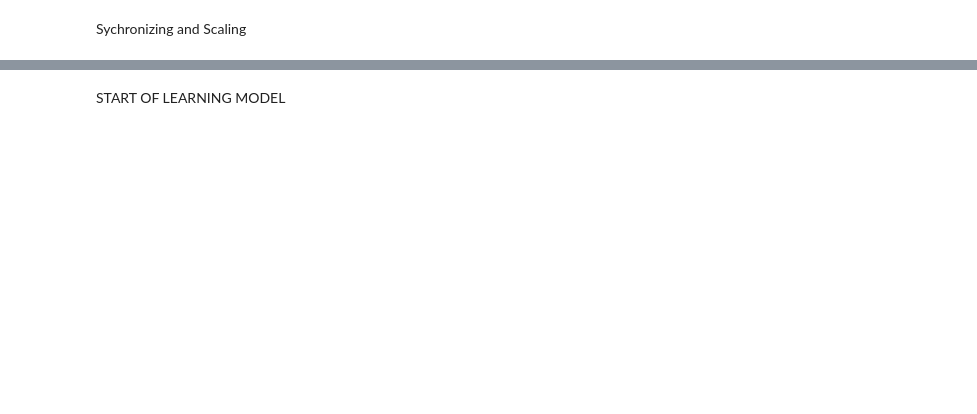
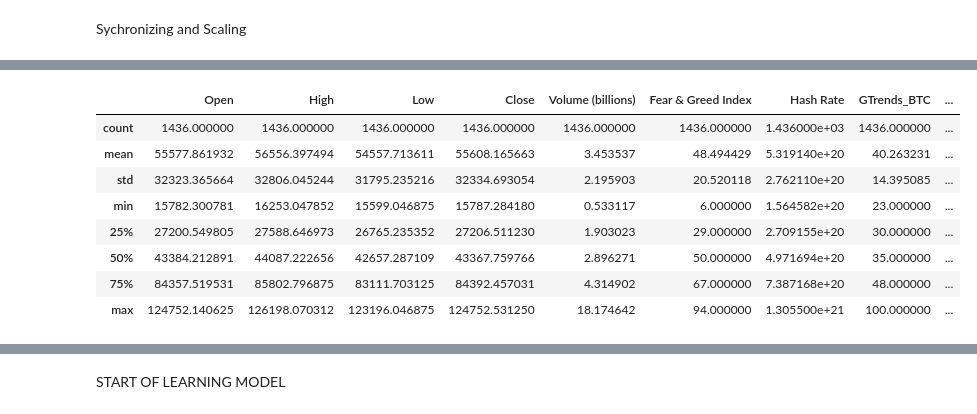
Before and after one commit to Kebinging/DSC101, a Jupyter notebook: BTCnETH Data Collection.ipynb, the cells around one changed output, grey strips where cells are left out. Saved outputs shown, nothing was run; the diff lists cells and outputs as text; code cells hidden in the pictures; blank space fills up the shorter version.

```diff
--- a/BTCnETH Data Collection.ipynb
+++ b/BTCnETH Data Collection.ipynb
@@ -209,3 +189,7 @@ df_combined_daily_btc = df_combined_daily_btc.join(df_gtrends_btc)
 #ETH
 df_combined_daily_eth = df_combined_daily_eth.join(df_fng_data)
 df_combined_daily_eth = df_combined_daily_eth.join(df_gtrends_eth)
+# %%
+df_combined_daily_btc['GTrends_BTC'] = (
+    df_combined_daily_btc['GTrends_BTC'].ffill()
+)
@@ -212,14 +200,14 @@ df_combined_daily_eth = df_combined_daily_eth.join(df_gtrends_eth)
 # %%
 
-# Convert raw HashRate to Exahashes (EH/s) by dividing by 10^18 and volume into bilions
+# Convert raw HashRate to Exahashes (EH/s) by dividing by 10^18 and volume into billions
 df_combined_daily_btc['Volume'] = df_combined_daily_btc['Volume'] / 1e10
 df_combined_daily_eth['Volume'] = df_combined_daily_eth['Volume'] / 1e10
-df_combined_daily_btc['Hashrate'] = df_combined_daily_btc['Hashrate'] / 1e18
+df_combined_daily_btc['Hashrate'] = df_combined_daily_btc['Hash Rate'] / 1e18
 
 # Rename the column so you don't forget the unit later
 df_combined_daily_btc.rename(columns={'Hashrate': 'Hashrate_EH'}, inplace=True)
-df_combined_daily_btc.rename(columns={'Volume': 'Volume (Bilions)'}, inplace=True)
-df_combined_daily_eth.rename(columns={'Volume': 'Volume (Bilions)'}, inplace=True)
+df_combined_daily_btc.rename(columns={'Volume': 'Volume (billions)'}, inplace=True)
+df_combined_daily_eth.rename(columns={'Volume': 'Volume (billions)'}, inplace=True)
 print(df_combined_daily_btc.head().to_markdown())
 print(df_combined_daily_eth.head().to_markdown())
 # %% [output]
@@ -262,0 +251,28 @@ memory usage: 77.1 KB
+# %%
+df_combined_daily_eth['Range'] = (
+    df_combined_daily_eth['High'] - df_combined_daily_eth['Low']
+)
+
+df_combined_daily_eth['Return'] = (
+    df_combined_daily_eth['Close'].pct_change()
+)
+
+df_combined_daily_btc['Range'] = (
+    df_combined_daily_btc['High'] - df_combined_daily_btc['Low']
+)
+
+df_combined_daily_btc['Return'] = (
+    df_combined_daily_btc['Close'].pct_change()
+)
+# %%
+df_combined_daily_btc.describe()
+# %% [output]
+|  | Open | High | Low | Close | Volume (billions) | Fear & Greed Index | Hash Rate | GTrends_BTC | ... |
+| count | 1436.000000 | 1436.000000 | 1436.000000 | 1436.000000 | 1436.000000 | 1436.000000 | 1.436000e+03 | 1436.000000 | ... |
+| mean | 55577.861932 | 56556.397494 | 54557.713611 | 55608.165663 | 3.453537 | 48.494429 | 5.319140e+20 | 40.263231 | ... |
+| std | 32323.365664 | 32806.045244 | 31795.235216 | 32334.693054 | 2.195903 | 20.520118 | 2.762110e+20 | 14.395085 | ... |
+| min | 15782.300781 | 16253.047852 | 15599.046875 | 15787.284180 | 0.533117 | 6.000000 | 1.564582e+20 | 23.000000 | ... |
+| 25% | 27200.549805 | 27588.646973 | 26765.235352 | 27206.511230 | 1.903023 | 29.000000 | 2.709155e+20 | 30.000000 | ... |
+| 50% | 43384.212891 | 44087.222656 | 42657.287109 | 43367.759766 | 2.896271 | 50.000000 | 4.971694e+20 | 35.000000 | ... |
+| 75% | 84357.519531 | 85802.796875 | 83111.703125 | 84392.457031 | 4.314902 | 67.000000 | 7.387168e+20 | 48.000000 | ... |
+| max | 124752.140625 | 126198.070312 | 123196.046875 | 124752.531250 | 18.174642 | 94.000000 | 1.305500e+21 | 100.000000 | ... |
```
Also changed, not shown: parts of 41 cells of this notebook, 5 other files.
